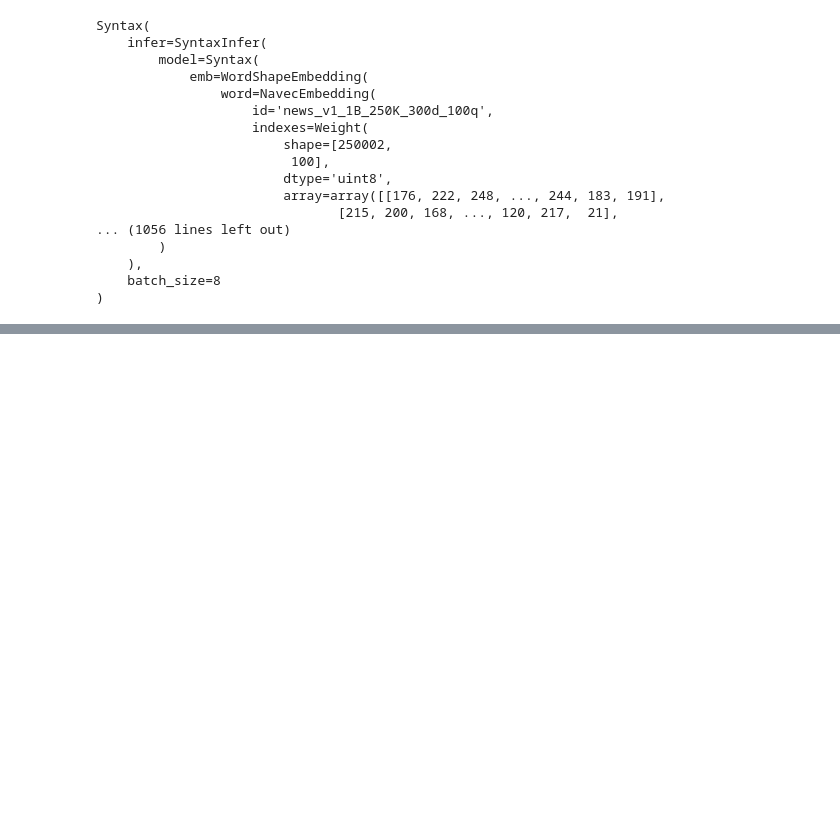
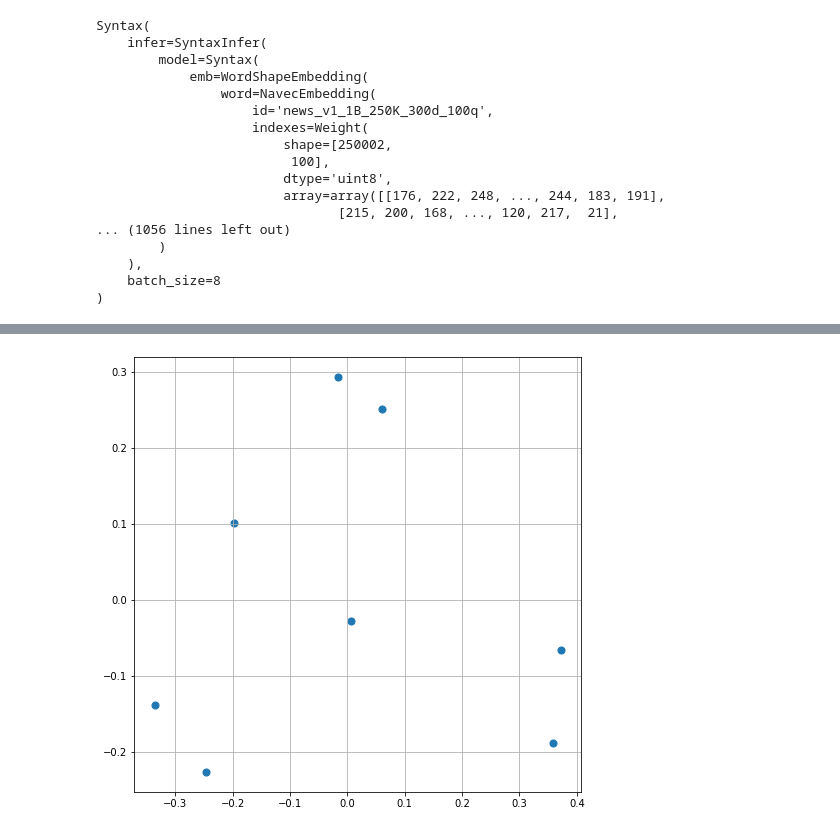
Before and after one commit to mosalov/text_structure, a Jupyter notebook: example01.ipynb, the cells around one changed output, grey strips where cells are left out. Cells and saved outputs as stored; diff of their text form; code cells hidden in the pictures; blank space fills up the shorter version.

```diff
--- a/example01.ipynb
+++ b/example01.ipynb
@@ -234,5 +276,5 @@ for (text, value) in keywords :
 # %%
-embeddings = laser.embed_sentences(sent_texts, lang='en')
+embeddings = laser.embed_sentences(sent_texts, lang='ru')
 # %%
 print(embeddings)
 # %% [output]
@@ -251,0 +294,6 @@ print(embeddings)
+# %%
+pca = PCA(n_components=2)
+# %%
+principalComponents = pca.fit_transform(embeddings)
+# %%
+df = pd.DataFrame(principalComponents, columns=['c1', 'c2'])
@@ -251,0 +312,7 @@ print(embeddings)
+# %%
+fig = plt.figure(figsize = (8,8))
+ax = fig.add_subplot(1,1,1)
+ax.scatter(df['c1'], df['c2'], s = 50)
+ax.grid()
+# %% [output]
+[figure, added]
```
Also changed, not shown: parts of 39 cells of this notebook.
